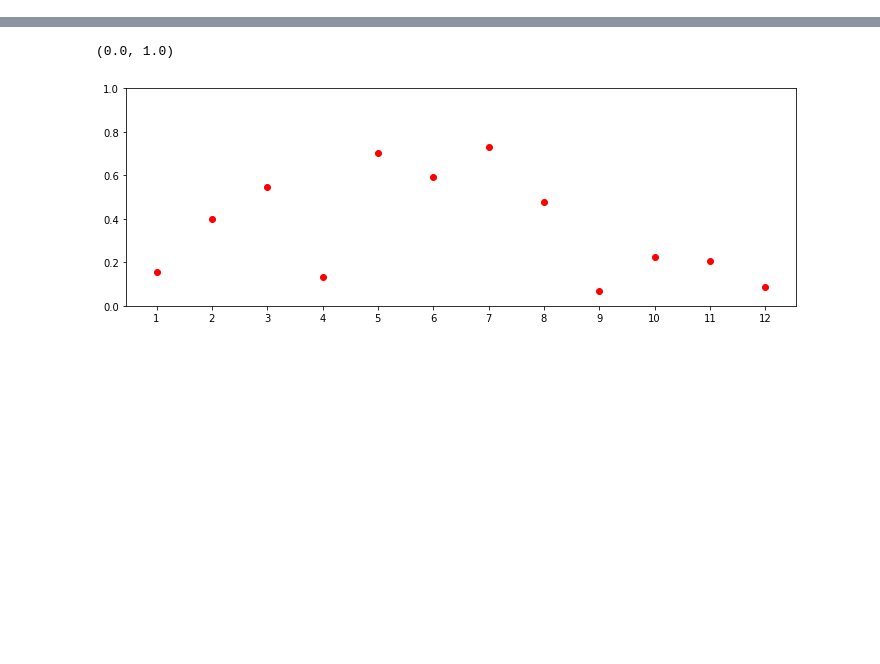
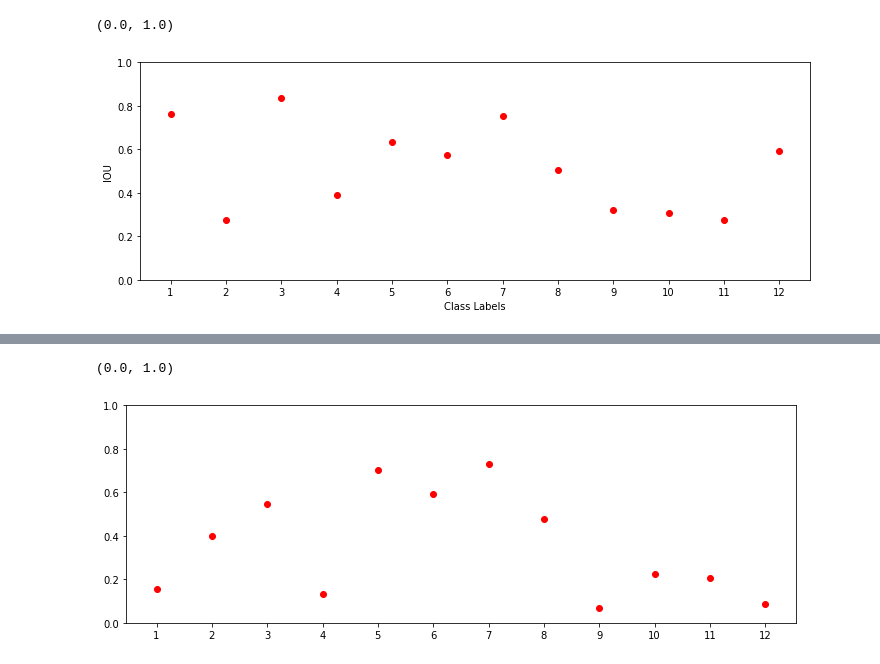
Before and after one commit to vaishnavJa/Multi_Label_optical_Segmentation, a Jupyter notebook: result_analysis.ipynb, the cells around one changed output, grey strips where cells are left out. Cells and saved outputs as stored; diff of their text form; code cells hidden in the pictures; blank space fills up the shorter version.

```diff
--- a/result_analysis.ipynb
+++ b/result_analysis.ipynb
@@ -236,0 +210,11 @@ pos_ious.mean()
+# %%
+plt.figure(figsize=(12,4))
+for i in counts.keys():
+    plt.scatter(i,np.mean(counts[i]),c = 'red')
+plt.xlabel('Class Labels')
+plt.ylabel('IOU')
+plt.xticks(range(1,13))
+plt.ylim(0,1)
+# %% [output]
+(0.0, 1.0)
+[figure, added]
```
Also changed, not shown: parts of 20 cells of this notebook, 5 other files.
